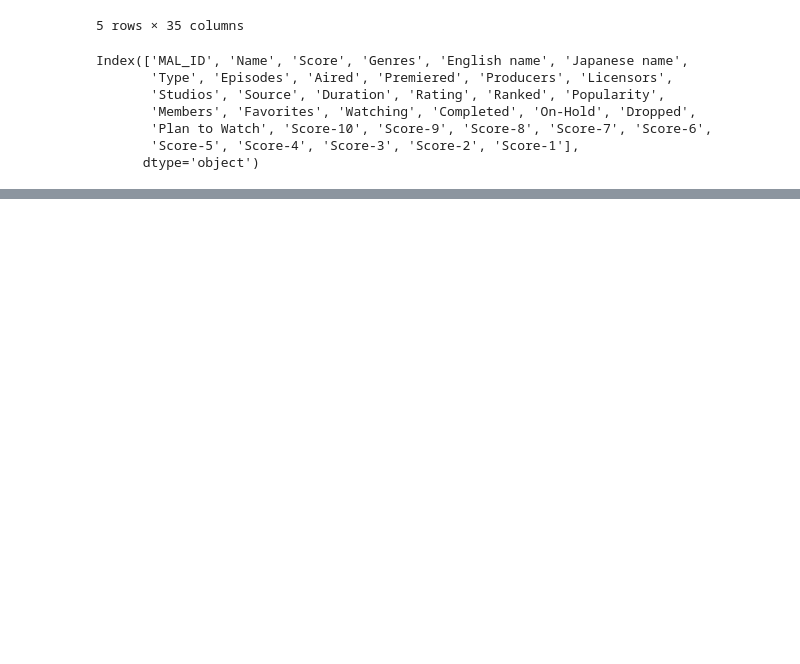
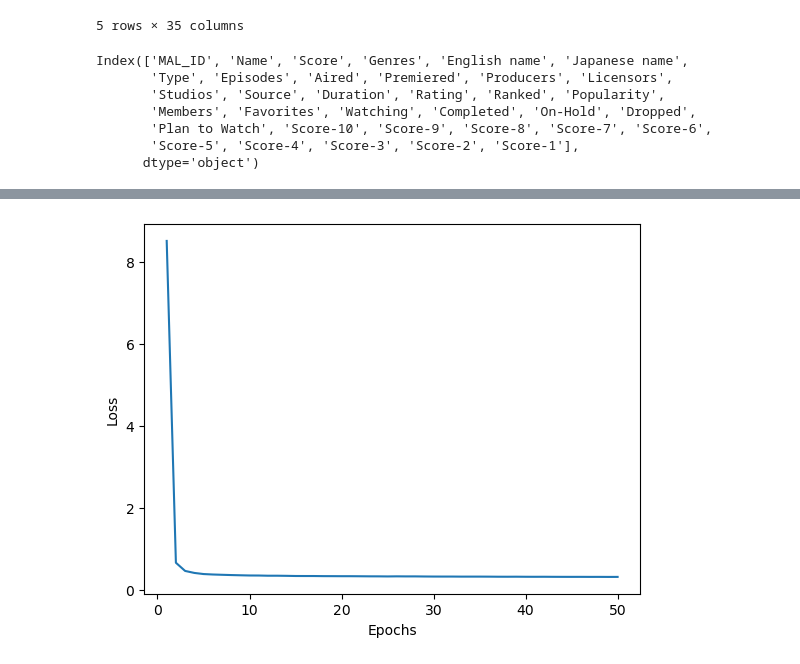
Before and after one commit to AlFarabiDHK/Anime-Recommender, a Jupyter notebook: mal.ipynb, the cells around one changed output, grey strips where cells are left out. Drawn from its saved outputs; the diff is of its cells as text; code cells hidden in the pictures; blank space fills up the shorter version.

```diff
--- a/mal.ipynb
+++ b/mal.ipynb
@@ -163,0 +460,28 @@ Name: Name, dtype: object
+# %%
+from sklearn.feature_selection import RFE
+from sklearn.linear_model import LinearRegression
+
+# Create a LinearRegression instance
+model = LinearRegression()
+
+# Initialize RFE
+rfe = RFE(estimator=model, n_features_to_select=10)
+
+# Fit RFE
+X_train_rfe = rfe.fit_transform(X_train, y_train)
+
+# Fit the model to the training data
+model.fit(X_train_rfe, y_train)
+
+# Print the features selected by RFE
+selected_features = pd.Series(rfe.support_, index = X_train.columns)
+print(selected_features[selected_features==True].index)
+
+# Make predictions on the testing data
+X_test_rfe = rfe.transform(X_test)
+y_pred = model.predict(X_test_rfe)
+
+# Calculate and print the R-squared score and mean squared error
+print(f"R-squared Score: {r2_score(y_test, y_pred)}")
+print(f"Mean Squared Error: {mean_squared_error(y_test, y_pred)}")
+print(f"Mean Absolute Error: {mean_absolute_error(y_test, y_pred)}")
@@ -163,0 +552,9 @@ Name: Name, dtype: object
+# %%
+epochs = range(1, 51)
+loss_train = history.history['loss']
+plt.plot(epochs, loss_train)
+plt.xlabel('Epochs')
+plt.ylabel('Loss')
+plt.show()
+# %% [output]
+[figure, added]
```
Also changed, not shown: parts of 22 cells of this notebook.
